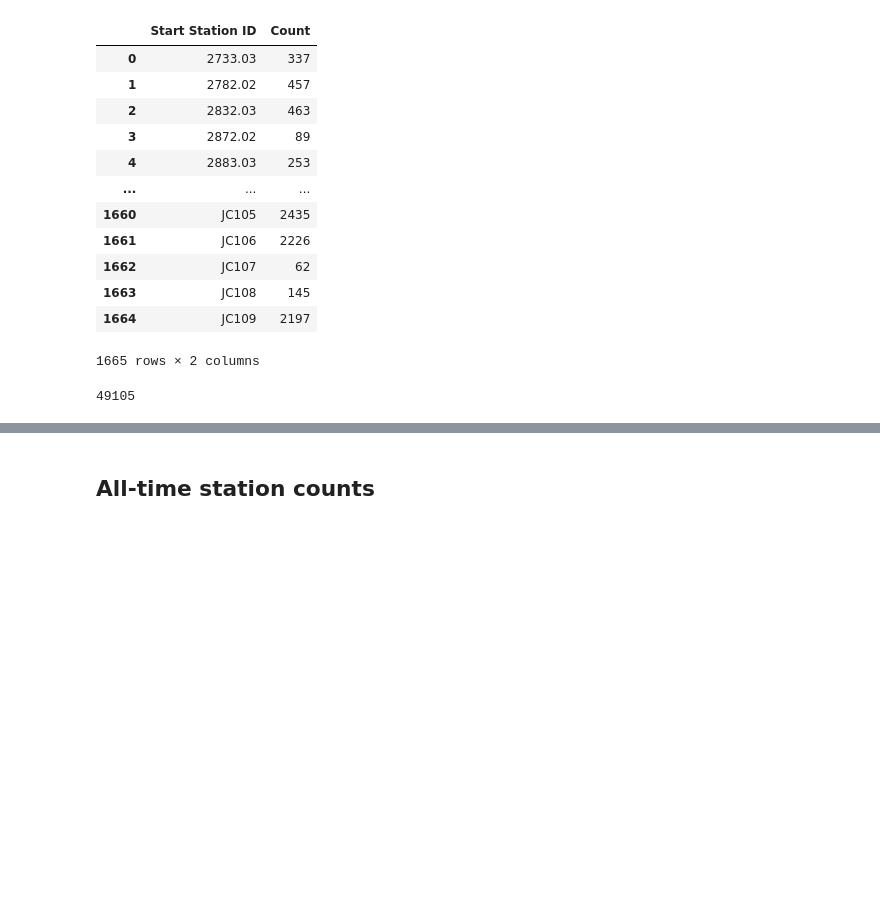
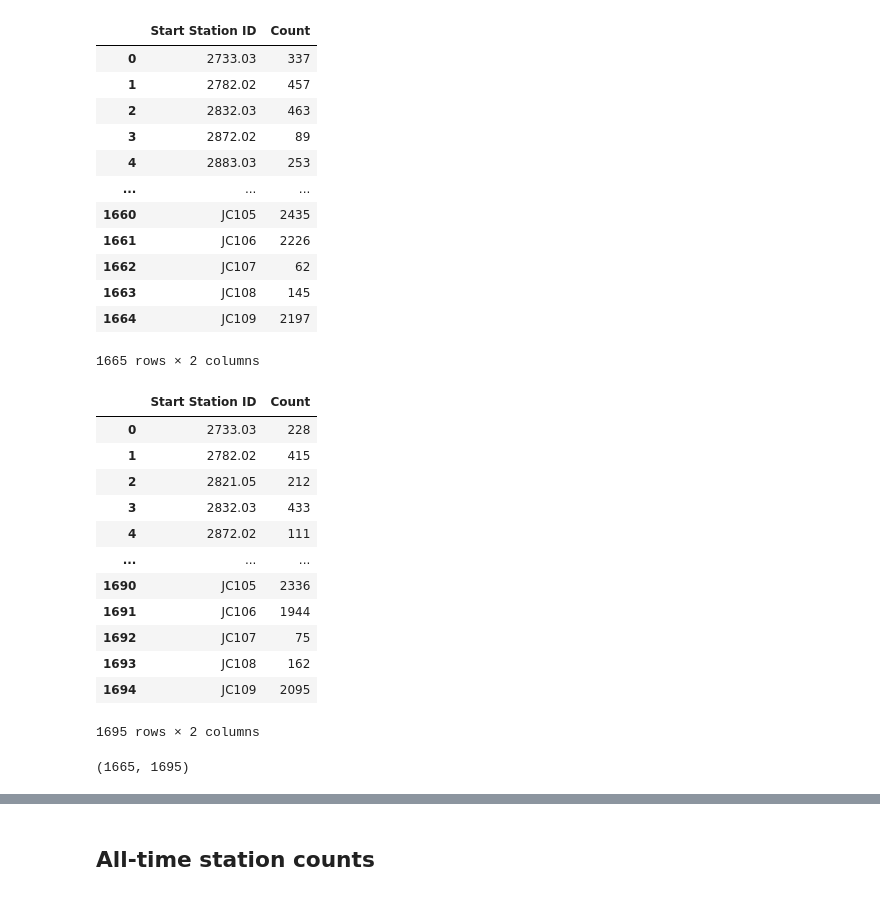
Before and after one commit to neighbor-ryan/ctbk.dev, a Jupyter notebook: join-station-hists.ipynb, the cells around one changed output, grey strips where cells are left out. Cells and saved outputs as stored; diff of their text form; code cells hidden in the pictures; blank space fills up the shorter version.

```diff
--- a/join-station-hists.ipynb
+++ b/join-station-hists.ipynb
@@ -228,8 +156,3 @@ s_c_202208
 | 1663 | JC108 | 145 |
 | 1664 | JC109 | 2197 |
 1665 rows × 2 columns
-# %%
-s_c_202208.rename(columns={'Start Station ID': 'id', 'Count': 'count'}).to_json('s3/ctbk/aggregated/s_c_202208.json', 'records')
-os.stat('s3/ctbk/aggregated/s_c_202208.json').st_size
-# %% [output]
-49105
@@ -237,0 +159,23 @@ s_c_202208.rename(columns={'Start Station ID': 'id', 'Count': 'count'}).to_json(
+# %%
+cur = read_parquet(f's3://ctbk/aggregated/s_c_{curm}.parquet')
+cur
+# %% [output]
+|  | Start Station ID | Count |
+| 0 | 2733.03 | 228 |
+| 1 | 2782.02 | 415 |
+| 2 | 2821.05 | 212 |
+| 3 | 2832.03 | 433 |
+| 4 | 2872.02 | 111 |
+| ... | ... | ... |
+| 1690 | JC105 | 2336 |
+| 1691 | JC106 | 1944 |
+| 1692 | JC107 | 75 |
+| 1693 | JC108 | 162 |
+| 1694 | JC109 | 2095 |
+1695 rows × 2 columns
+# %%
+prvk = set(prv['Start Station ID'].tolist())
+curk = set(cur['Start Station ID'].tolist())
+len(prvk), len(curk)
+# %% [output]
+(1665, 1695)
```
Also changed, not shown: parts of 25 cells of this notebook, 2 other files.
